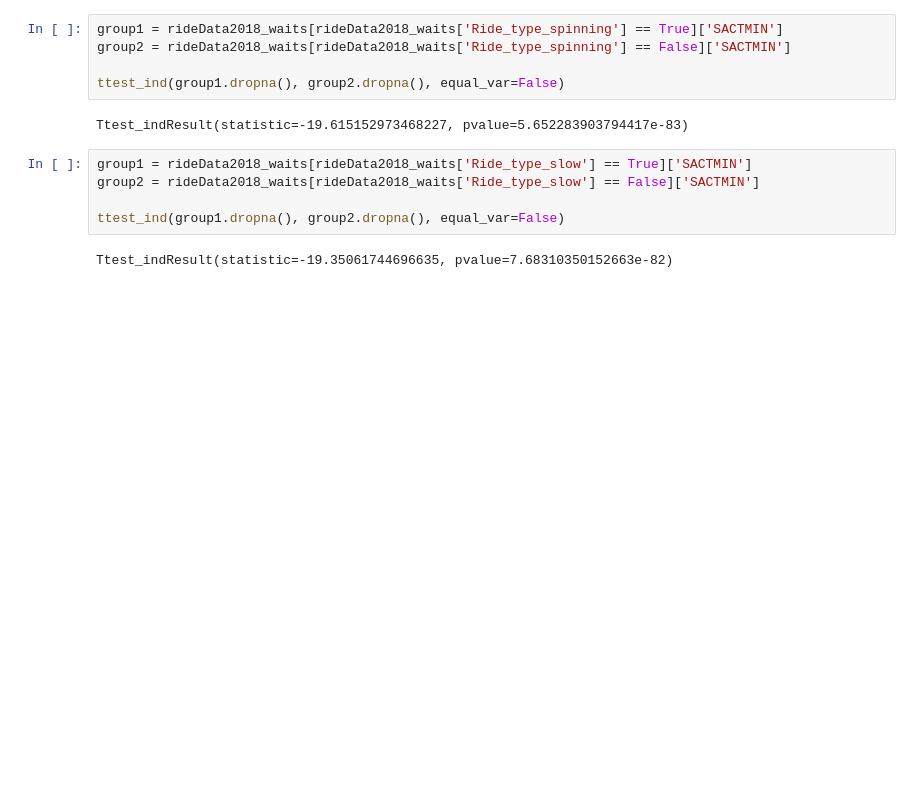
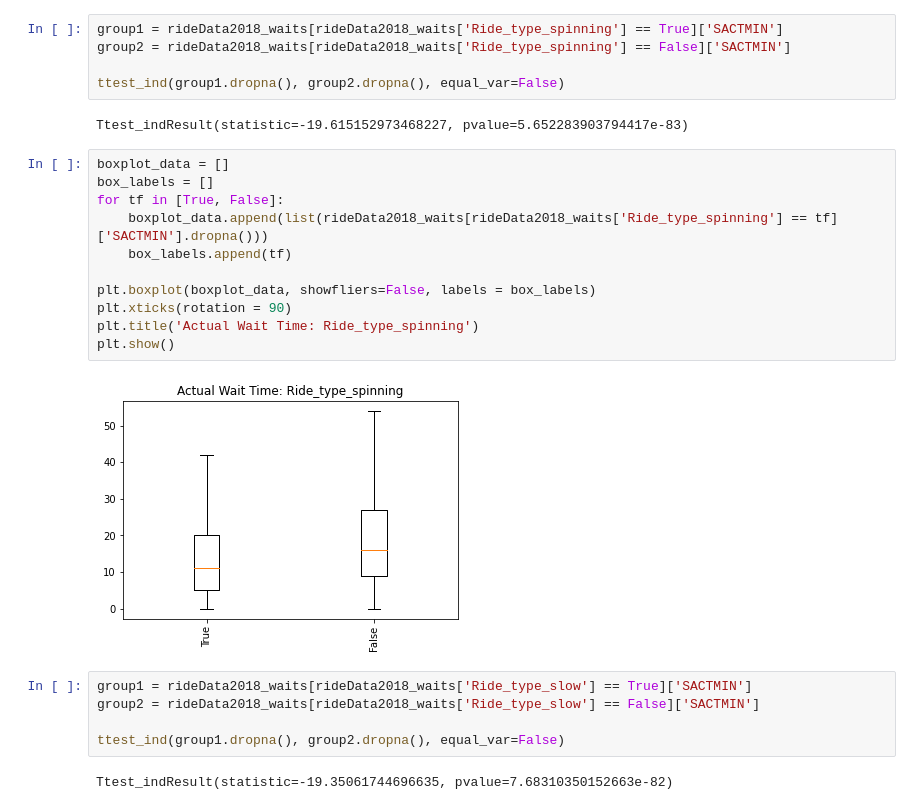
Before and after one commit to DisneyWorldWaitTimes/WaitTimeExplorationAndPrediction, a Jupyter notebook: notebooks/Exploratory Data Analysis.ipynb, the cells around one changed output. Drawn from its saved outputs; the diff is of its cells as text; blank space fills up the shorter version.

```diff
--- a/notebooks/Exploratory Data Analysis.ipynb
+++ b/notebooks/Exploratory Data Analysis.ipynb
@@ -164,6 +154,19 @@ group2 = rideData2018_waits[rideData2018_waits['Ride_type_spinning'] == False]['
 ttest_ind(group1.dropna(), group2.dropna(), equal_var=False)
 # %% [output]
 Ttest_indResult(statistic=-19.615152973468227, pvalue=5.652283903794417e-83)
+# %%
+boxplot_data = []
+box_labels = []
+for tf in [True, False]:
+    boxplot_data.append(list(rideData2018_waits[rideData2018_waits['Ride_type_spinning'] == tf]['SACTMIN'].dropna()))
+    box_labels.append(tf)
+
+plt.boxplot(boxplot_data, showfliers=False, labels = box_labels)
+plt.xticks(rotation = 90)
+plt.title('Actual Wait Time: Ride_type_spinning')
+plt.show()
+# %% [output]
+[figure, added]
 # %%
 group1 = rideData2018_waits[rideData2018_waits['Ride_type_slow'] == True]['SACTMIN']
 group2 = rideData2018_waits[rideData2018_waits['Ride_type_slow'] == False]['SACTMIN']
```
Also changed, not shown: parts of 25 cells of this notebook.
